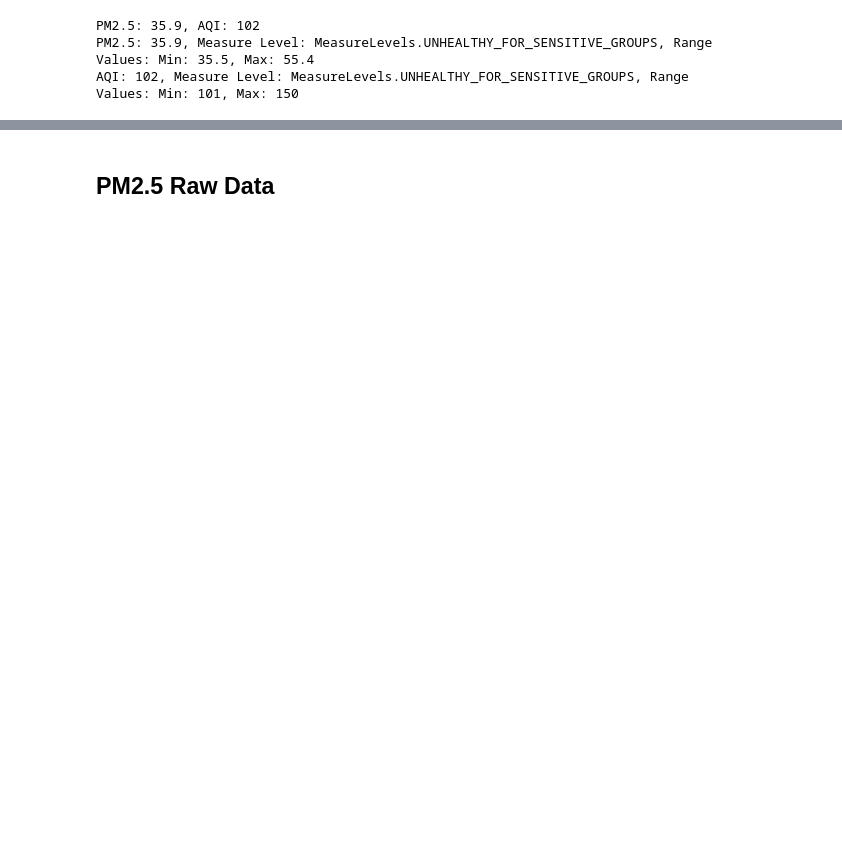
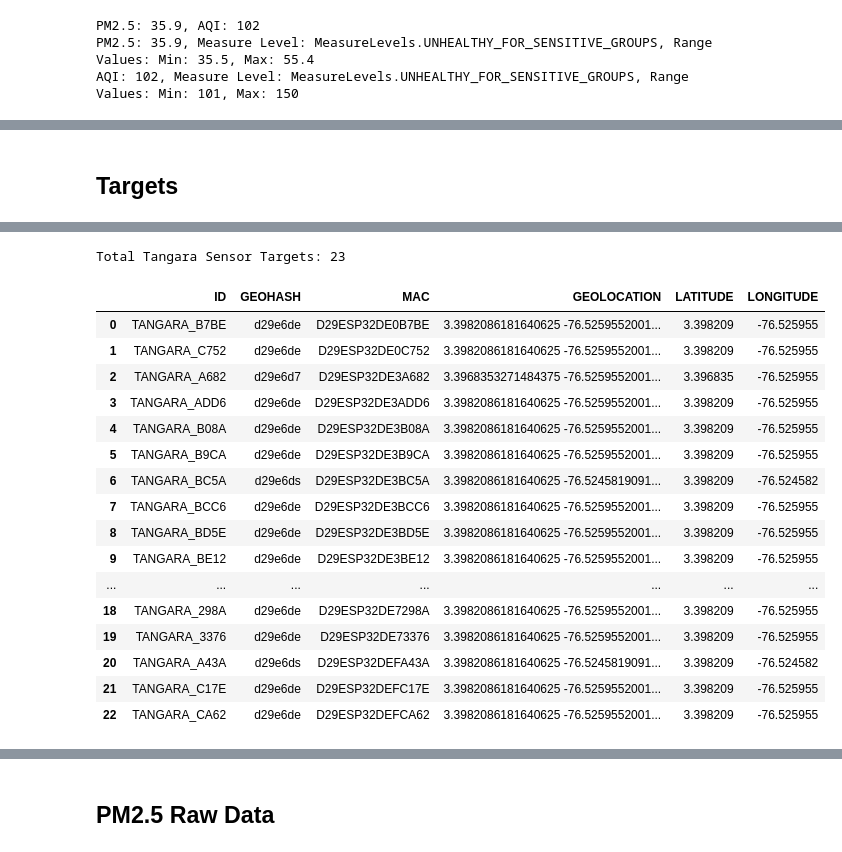
Before and after one commit to sebaxtian/tangara-evaluation, a Jupyter notebook: src/notebooks/pm25_raw.ipynb, the cells around one changed output, grey strips where cells are left out. Drawn from its saved outputs; the diff is of its cells as text; code cells hidden in the pictures; blank space fills up the shorter version.

```diff
--- a/src/notebooks/pm25_raw.ipynb
+++ b/src/notebooks/pm25_raw.ipynb
@@ -18,0 +33,9 @@ AQI: 102, Measure Level: MeasureLevels.UNHEALTHY_FOR_SENSITIVE_GROUPS, Range Val
+# %% [markdown]
+## Targets
+# %%
+# Load Tangara Targets
+df_targets = df_from_csv("targets.csv", datafolder='2_features', dtindex=False)
+print(f"Total Tangara Sensor Targets: {len(df_targets)}")
+
+df_targets
+# %% [output]
@@ -18,0 +43,18 @@ AQI: 102, Measure Level: MeasureLevels.UNHEALTHY_FOR_SENSITIVE_GROUPS, Range Val
+Total Tangara Sensor Targets: 23
+|  | ID | GEOHASH | MAC | GEOLOCATION | LATITUDE | LONGITUDE |
+| 0 | TANGARA_B7BE | d29e6de | D29ESP32DE0B7BE | 3.3982086181640625 -76.5259552001... | 3.398209 | -76.525955 |
+| 1 | TANGARA_C752 | d29e6de | D29ESP32DE0C752 | 3.3982086181640625 -76.5259552001... | 3.398209 | -76.525955 |
+| 2 | TANGARA_A682 | d29e6d7 | D29ESP32DE3A682 | 3.3968353271484375 -76.5259552001... | 3.396835 | -76.525955 |
+| 3 | TANGARA_ADD6 | d29e6de | D29ESP32DE3ADD6 | 3.3982086181640625 -76.5259552001... | 3.398209 | -76.525955 |
+| 4 | TANGARA_B08A | d29e6de | D29ESP32DE3B08A | 3.3982086181640625 -76.5259552001... | 3.398209 | -76.525955 |
+| 5 | TANGARA_B9CA | d29e6de | D29ESP32DE3B9CA | 3.3982086181640625 -76.5259552001... | 3.398209 | -76.525955 |
+| 6 | TANGARA_BC5A | d29e6ds | D29ESP32DE3BC5A | 3.3982086181640625 -76.5245819091... | 3.398209 | -76.524582 |
+| 7 | TANGARA_BCC6 | d29e6de | D29ESP32DE3BCC6 | 3.3982086181640625 -76.5259552001... | 3.398209 | -76.525955 |
+| 8 | TANGARA_BD5E | d29e6de | D29ESP32DE3BD5E | 3.3982086181640625 -76.5259552001... | 3.398209 | -76.525955 |
+| 9 | TANGARA_BE12 | d29e6de | D29ESP32DE3BE12 | 3.3982086181640625 -76.5259552001... | 3.398209 | -76.525955 |
+| ... | ... | ... | ... | ... | ... | ... |
+| 18 | TANGARA_298A | d29e6de | D29ESP32DE7298A | 3.3982086181640625 -76.5259552001... | 3.398209 | -76.525955 |
+| 19 | TANGARA_3376 | d29e6de | D29ESP32DE73376 | 3.3982086181640625 -76.5259552001... | 3.398209 | -76.525955 |
+| 20 | TANGARA_A43A | d29e6ds | D29ESP32DEFA43A | 3.3982086181640625 -76.5245819091... | 3.398209 | -76.524582 |
+| 21 | TANGARA_C17E | d29e6de | D29ESP32DEFC17E | 3.3982086181640625 -76.5259552001... | 3.398209 | -76.525955 |
+| 22 | TANGARA_CA62 | d29e6de | D29ESP32DEFCA62 | 3.3982086181640625 -76.5259552001... | 3.398209 | -76.525955 |
```
Also changed, not shown: parts of 16 cells of this notebook, 9 other files.
